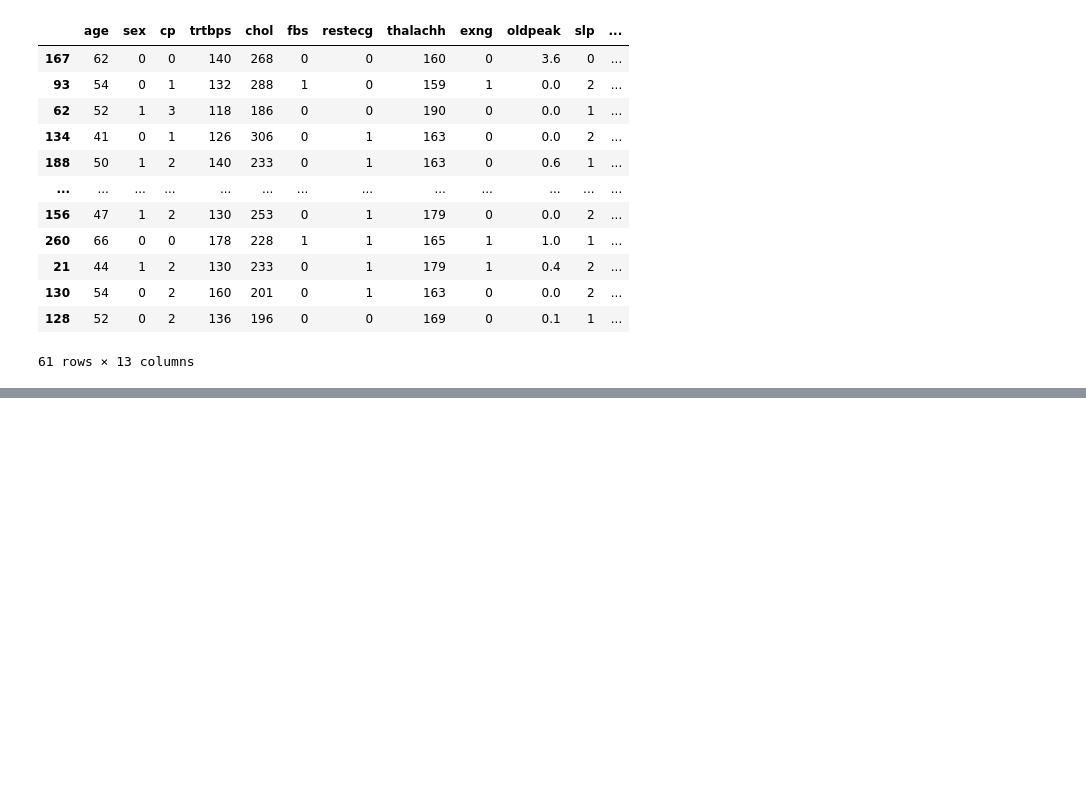
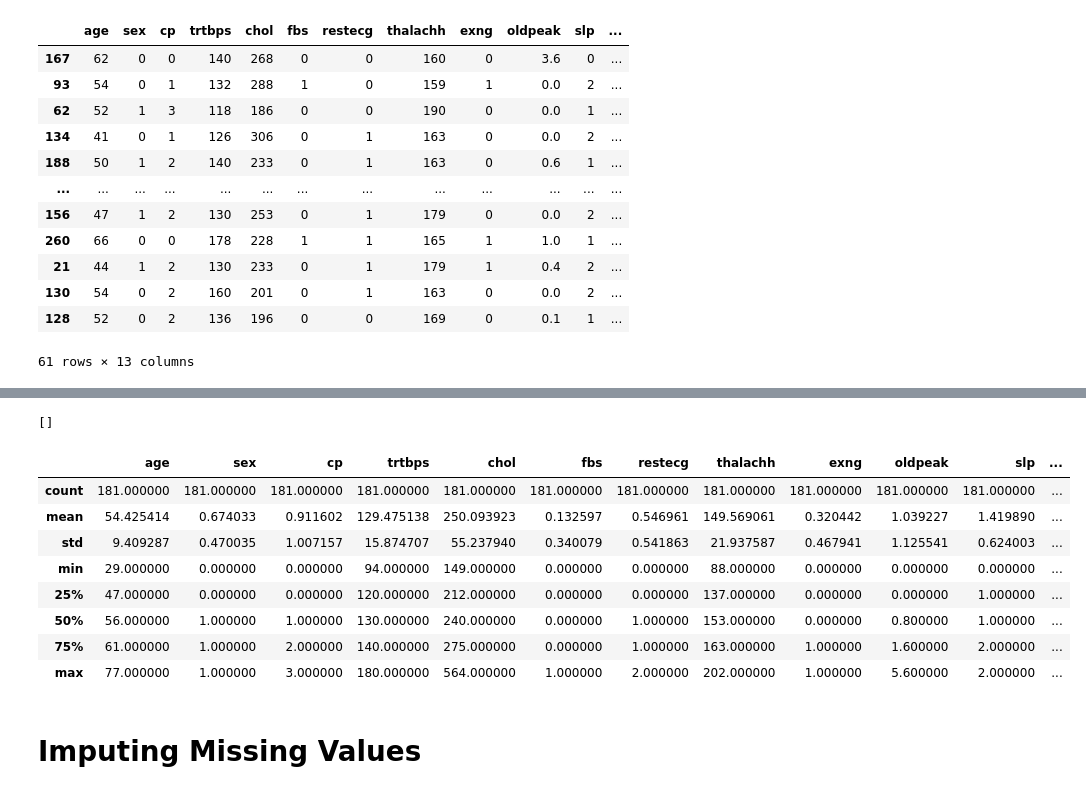
Before and after one commit to RASHI2505/Minor-Project, a Jupyter notebook: Heart_Attack_Analysis.ipynb, the cells around one changed output, grey strips where cells are left out. Drawn from its saved outputs; the diff is of its cells as text; code cells hidden in the pictures; blank space fills up the shorter version.

```diff
--- a/Heart_Attack_Analysis.ipynb
+++ b/Heart_Attack_Analysis.ipynb
@@ -226,0 +232,3 @@ val_inputs
+# %%
+numeric_cols = train_inputs.select_dtypes(include=np.number).columns.tolist()
+categorical_cols = train_inputs.select_dtypes('object').columns.tolist()
@@ -226,0 +251,18 @@ val_inputs
+# %%
+categorical_cols
+# %% [output]
+[]
+# %%
+train_inputs[numeric_cols].describe()
+# %% [output]
+|  | age | sex | cp | trtbps | chol | fbs | restecg | thalachh | exng | oldpeak | slp | ... |
+| count | 181.000000 | 181.000000 | 181.000000 | 181.000000 | 181.000000 | 181.000000 | 181.000000 | 181.000000 | 181.000000 | 181.000000 | 181.000000 | ... |
+| mean | 54.425414 | 0.674033 | 0.911602 | 129.475138 | 250.093923 | 0.132597 | 0.546961 | 149.569061 | 0.320442 | 1.039227 | 1.419890 | ... |
+| std | 9.409287 | 0.470035 | 1.007157 | 15.874707 | 55.237940 | 0.340079 | 0.541863 | 21.937587 | 0.467941 | 1.125541 | 0.624003 | ... |
+| min | 29.000000 | 0.000000 | 0.000000 | 94.000000 | 149.000000 | 0.000000 | 0.000000 | 88.000000 | 0.000000 | 0.000000 | 0.000000 | ... |
+| 25% | 47.000000 | 0.000000 | 0.000000 | 120.000000 | 212.000000 | 0.000000 | 0.000000 | 137.000000 | 0.000000 | 0.000000 | 1.000000 | ... |
+| 50% | 56.000000 | 1.000000 | 1.000000 | 130.000000 | 240.000000 | 0.000000 | 1.000000 | 153.000000 | 0.000000 | 0.800000 | 1.000000 | ... |
+| 75% | 61.000000 | 1.000000 | 2.000000 | 140.000000 | 275.000000 | 0.000000 | 1.000000 | 163.000000 | 1.000000 | 1.600000 | 2.000000 | ... |
+| max | 77.000000 | 1.000000 | 3.000000 | 180.000000 | 564.000000 | 1.000000 | 2.000000 | 202.000000 | 1.000000 | 5.600000 | 2.000000 | ... |
+# %% [markdown]
+# Imputing Missing Values
```
Also changed, not shown: parts of 46 cells of this notebook.
